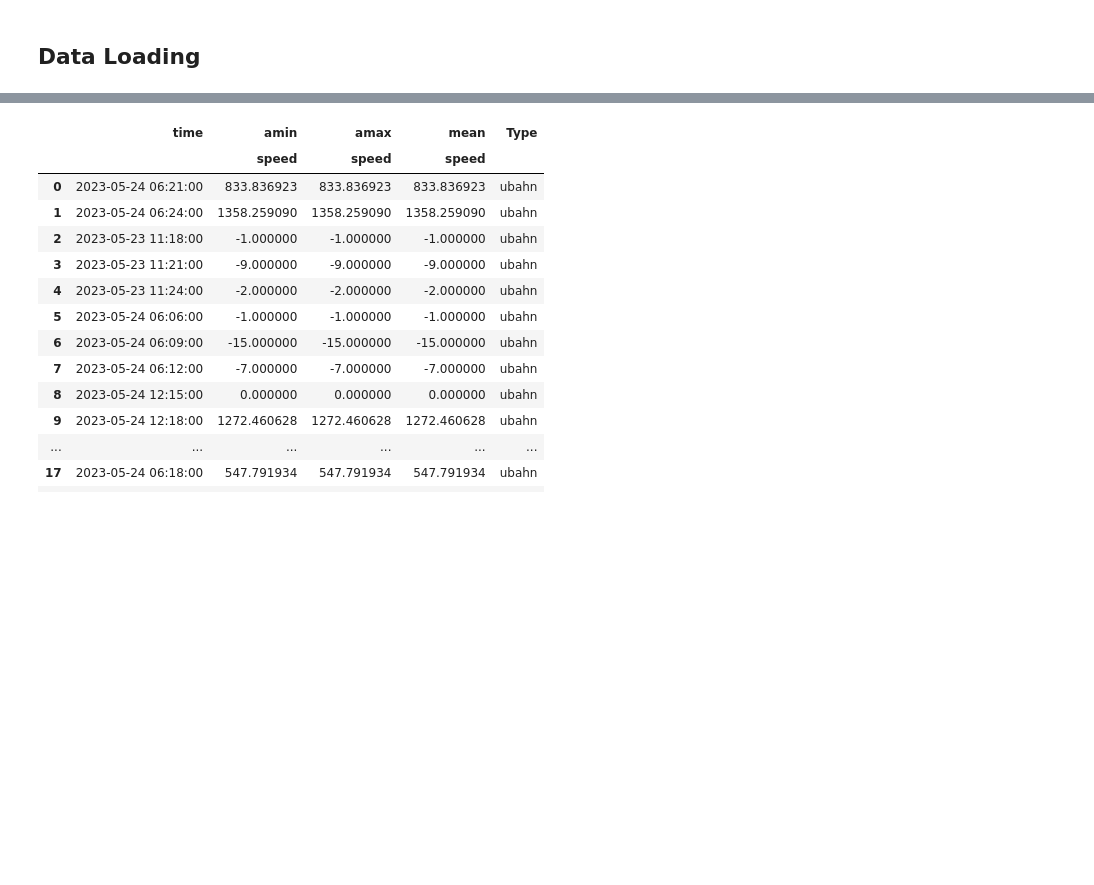
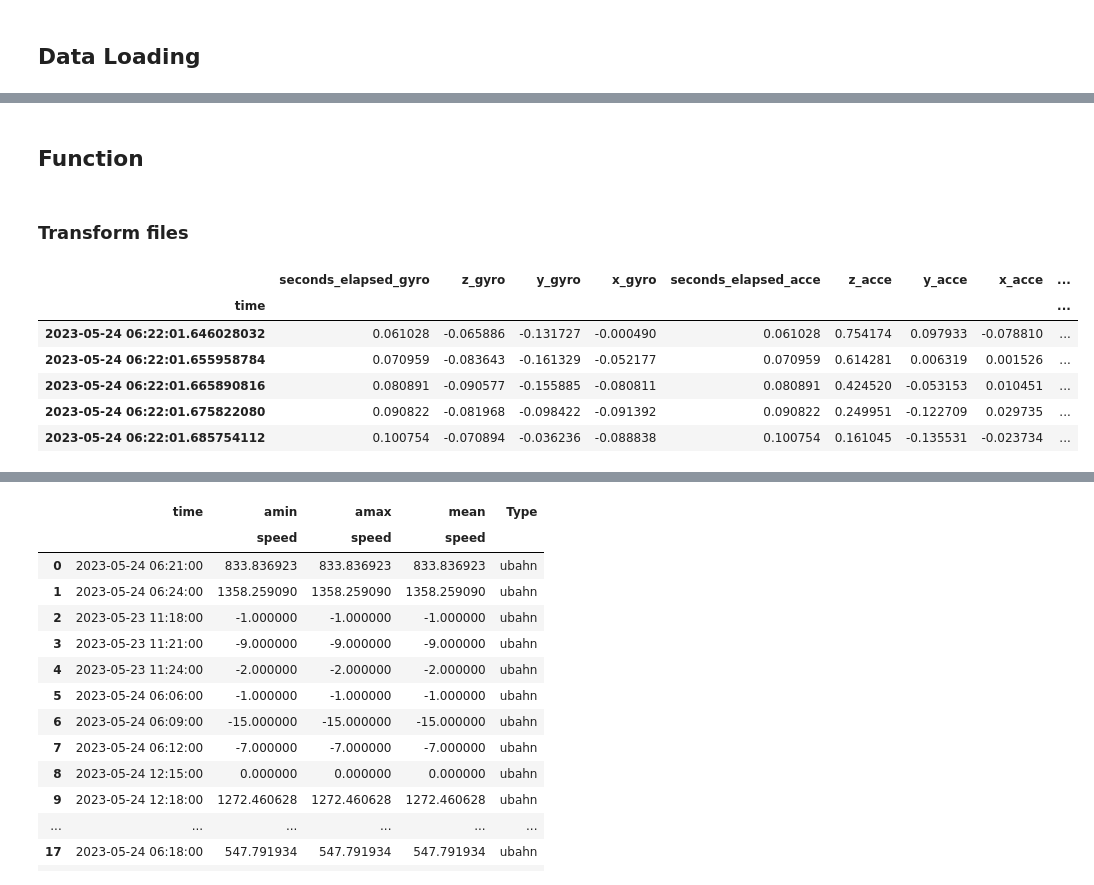
Before and after one commit to or81ynez/MaennerML, a Jupyter notebook: Maenner.ipynb, the cells around one changed output, grey strips where cells are left out. Cells and saved outputs as stored; diff of their text form; code cells hidden in the pictures; blank space fills up the shorter version.

Commit message:
Update new functions

```diff
--- a/Maenner.ipynb
+++ b/Maenner.ipynb
@@ -69,0 +22,39 @@ for df in [loc_ubahn1, loc_ubahn2, loc_ubahn3, loc_ubahn4, loc_ubahn5, loc_ubahn
+# %% [markdown]
+## Function
+# %% [markdown]
+### Transform files
+# %%
+#Tranform accelerometer and gyroscope data to one dataframe
+def transform_data_acceleration(file, format, type):
+    if format == 'json':
+        df = pd.read_json(file)
+    else:
+        df = pd.read_csv(file)
+    acce = df[df['sensor'] == 'Accelerometer']
+    acce.reset_index(drop=True, inplace=True)
+    acce = acce.drop(columns =['sensor', 'relativeAltitude', 'pressure', 'altitude', 'speedAccuracy', 'bearingAccuracy', 'latitude', 'altitudeAboveMeanSeaLevel', 'bearing', 'horizontalAccuracy', 'verticalAccuracy', 'longitude', 'speed', 'version', 'device name', 'recording time', 'platform', 'appVersion', 'device id', 'sensors', 'sampleRateMs', 'yaw', 'qx', 'qz', 'roll', 'qw', 'qy', 'pitch'])
+
+    gyro = df[df['sensor'] == 'Gyroscope']
+    gyro.reset_index(drop=True, inplace=True)
+    gyro = gyro.drop(columns = ['sensor', 'relativeAltitude', 'pressure', 'altitude', 'speedAccuracy', 'bearingAccuracy', 'latitude', 'altitudeAboveMeanSeaLevel', 'bearing', 'horizontalAccuracy', 'verticalAccuracy', 'longitude', 'speed', 'version', 'device name', 'recording time', 'platform', 'appVersion', 'device id', 'sensors', 'sampleRateMs', 'yaw', 'qx', 'qz', 'roll', 'qw', 'qy', 'pitch'])
+
+    for df in [gyro, acce]:
+         df.index = pd.to_datetime(df['time'], unit = 'ns',errors='ignore')
+         df.drop(columns=['time'], inplace=True)
+    #df_new = pd.merge(loc, gyro, suffixes=('_loc', '_gyro'), on='time')
+    df_new = gyro.join(acce, lsuffix = '_gyro', rsuffix = '_acce', how = 'outer').interpolate()
+
+    #df_new = pd.merge(pd.merge(loc, gyro, suffixes=('_loc', '_gyro'), on='time'), acce, suffixes=('', '_acce'), on='time')
+    df_new['Type'] = type
+    return df_new
+# %%
+ubahn1_df = transform_data_acceleration('Data/Ubahn/Json/ubahn1.json','json', 'ubahn')
+ubahn1_df.head()
+# %% [output]
+|  | seconds_elapsed_gyro | z_gyro | y_gyro | x_gyro | seconds_elapsed_acce | z_acce | y_acce | x_acce | ... |
+| time |  |  |  |  |  |  |  |  | ... |
+| 2023-05-24 06:22:01.646028032 | 0.061028 | -0.065886 | -0.131727 | -0.000490 | 0.061028 | 0.754174 | 0.097933 | -0.078810 | ... |
+| 2023-05-24 06:22:01.655958784 | 0.070959 | -0.083643 | -0.161329 | -0.052177 | 0.070959 | 0.614281 | 0.006319 | 0.001526 | ... |
+| 2023-05-24 06:22:01.665890816 | 0.080891 | -0.090577 | -0.155885 | -0.080811 | 0.080891 | 0.424520 | -0.053153 | 0.010451 | ... |
+| 2023-05-24 06:22:01.675822080 | 0.090822 | -0.081968 | -0.098422 | -0.091392 | 0.090822 | 0.249951 | -0.122709 | 0.029735 | ... |
+| 2023-05-24 06:22:01.685754112 | 0.100754 | -0.070894 | -0.036236 | -0.088838 | 0.100754 | 0.161045 | -0.135531 | -0.023734 | ... |
```
Also changed, not shown: parts of 19 cells of this notebook, 2 other files.
